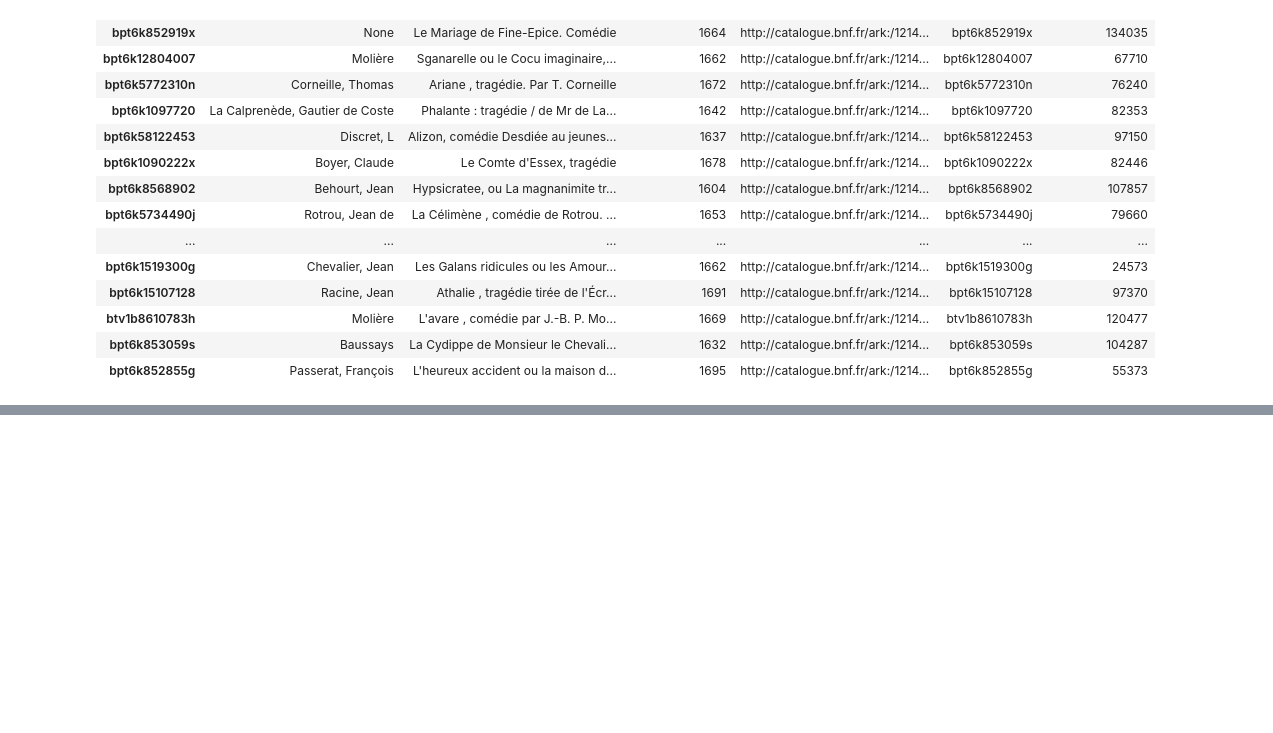
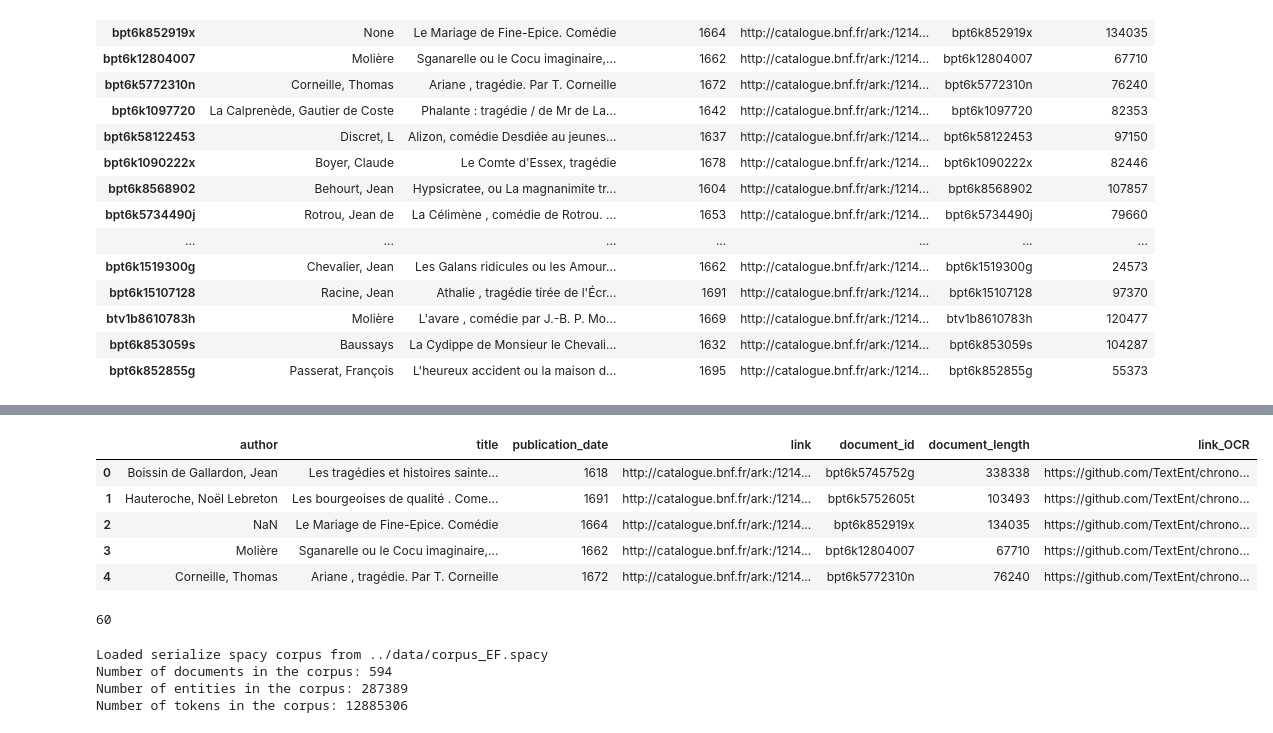
Before and after one commit to TextEnt/chrono-spatial-processing, a Jupyter notebook: notebooks/sample-for-annotation.ipynb, the cells around one changed output, grey strips where cells are left out. Cells and saved outputs as stored; diff of their text form; code cells hidden in the pictures; blank space fills up the shorter version.

```diff
--- a/notebooks/sample-for-annotation.ipynb
+++ b/notebooks/sample-for-annotation.ipynb
@@ -124,0 +143,11 @@ sample_df.to_csv("../data/sample_60_docs.csv", index=False)
+# %%
+first_sample_df = pd.read_csv("../data/sample_60_docs.csv")
+# %%
+first_sample_df.head()
+# %% [output]
+|  | author | title | publication_date | link | document_id | document_length | link_OCR |
+| 0 | Boissin de Gallardon, Jean | Les tragédies et histoires sainte... | 1618 | http://catalogue.bnf.fr/ark:/1214... | bpt6k5745752g | 338338 | https://github.com/TextEnt/chrono... |
+| 1 | Hauteroche, Noël Lebreton | Les bourgeoises de qualité . Come... | 1691 | http://catalogue.bnf.fr/ark:/1214... | bpt6k5752605t | 103493 | https://github.com/TextEnt/chrono... |
+| 2 | NaN | Le Mariage de Fine-Epice. Comédie | 1664 | http://catalogue.bnf.fr/ark:/1214... | bpt6k852919x | 134035 | https://github.com/TextEnt/chrono... |
+| 3 | Molière | Sganarelle ou le Cocu imaginaire,... | 1662 | http://catalogue.bnf.fr/ark:/1214... | bpt6k12804007 | 67710 | https://github.com/TextEnt/chrono... |
+| 4 | Corneille, Thomas | Ariane , tragédie. Par T. Corneille | 1672 | http://catalogue.bnf.fr/ark:/1214... | bpt6k5772310n | 76240 | https://github.com/TextEnt/chrono... |
@@ -124,0 +156,4 @@ sample_df.to_csv("../data/sample_60_docs.csv", index=False)
+# %%
+len(doc_ids_first_sample)
+# %% [output]
+60
@@ -124,0 +163,7 @@ sample_df.to_csv("../data/sample_60_docs.csv", index=False)
+# %%
+spacy_corpus = load_or_create_corpus(SPACY_CORPUS_SERIALIZED_PATH)
+# %% [output]
+Loaded serialize spacy corpus from ../data/corpus_EF.spacy
+Number of documents in the corpus: 594
+Number of entities in the corpus: 287389
+Number of tokens in the corpus: 12885306
```
Also changed, not shown: parts of 27 cells of this notebook, 1 other file.
